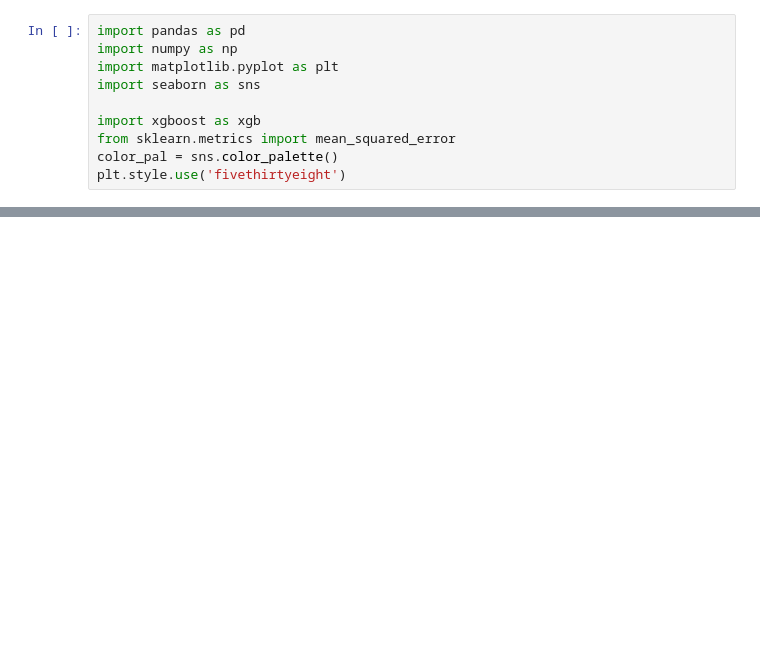
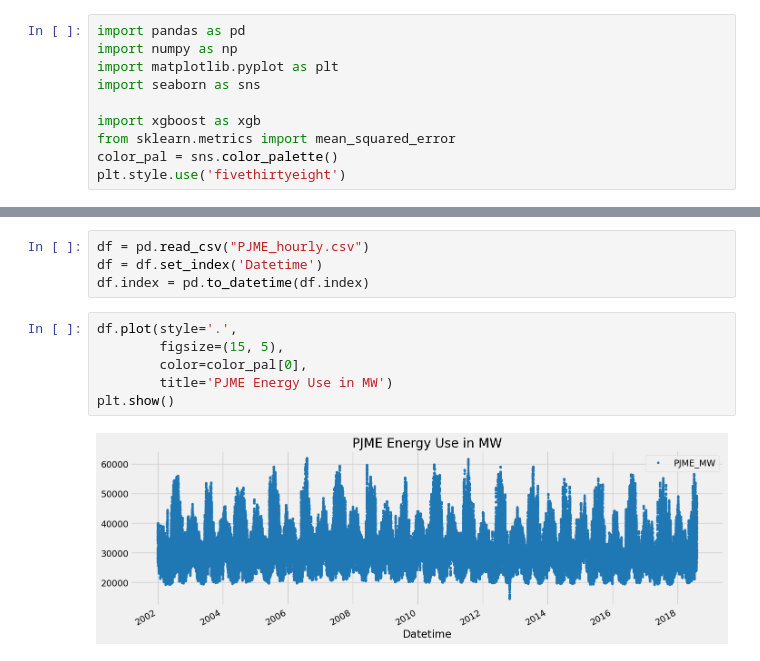
Before and after one commit to aman271296/Practice, a Jupyter notebook: XGBoost_Practice.ipynb, the cells around one changed output, grey strips where cells are left out. Saved outputs shown, nothing was run; the diff lists cells and outputs as text; blank space fills up the shorter version.

```diff
--- a/XGBoost_Practice.ipynb
+++ b/XGBoost_Practice.ipynb
@@ -18,3 +16,15 @@ uploaded = files.upload()
 # %% [output]
 [interactive output not drawn]
 Saving PJME_hourly.csv to PJME_hourly.csv
+# %%
+df = pd.read_csv("PJME_hourly.csv")
+df = df.set_index('Datetime')
+df.index = pd.to_datetime(df.index)
+# %%
+df.plot(style='.',
+        figsize=(15, 5),
+        color=color_pal[0],
+        title='PJME Energy Use in MW')
+plt.show()
+# %% [output]
+[figure, added]
```
Also changed, not shown: parts of 14 cells of this notebook.
